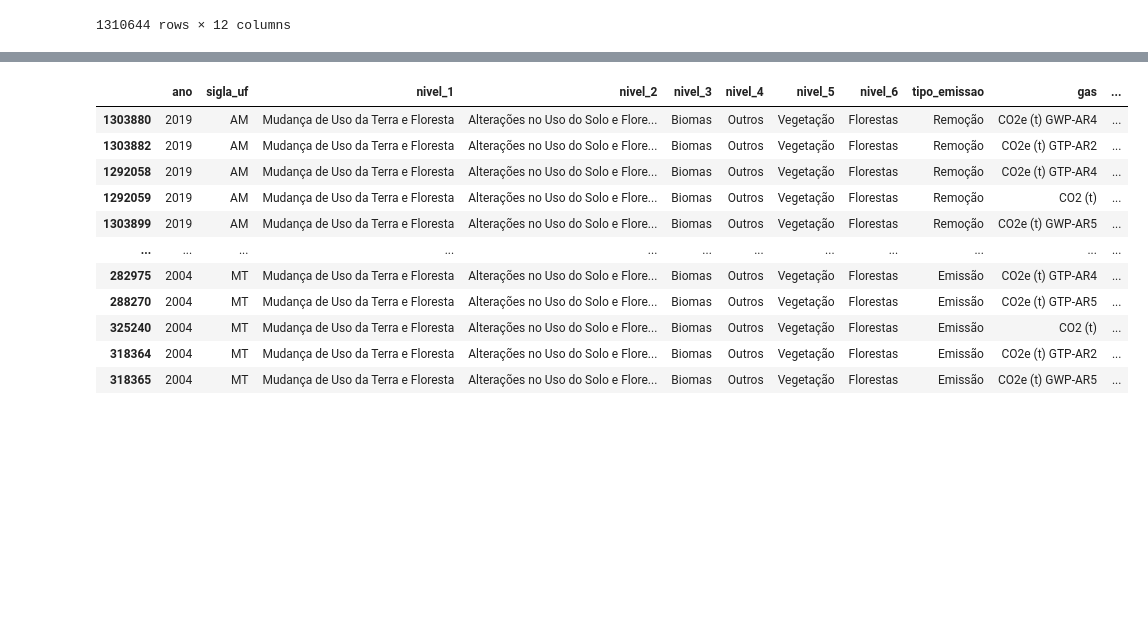
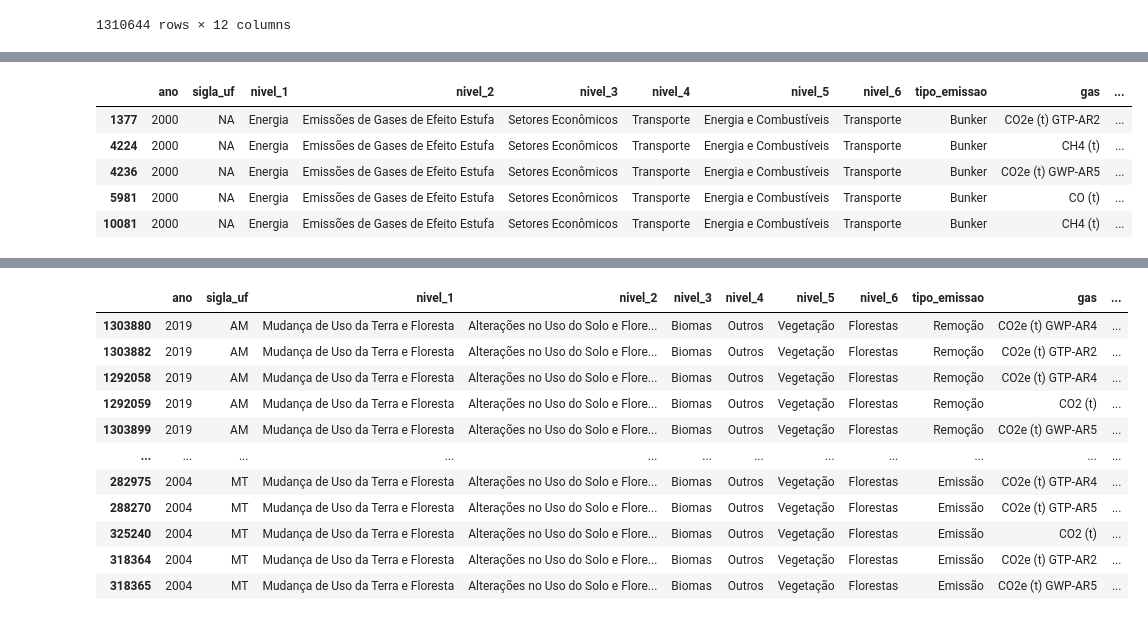
Before and after one commit to eduardochaves1/efeito-estufa-brasil, a Jupyter notebook: notebooks/eda.ipynb, the cells around one changed output, grey strips where cells are left out. Drawn from its saved outputs; the diff is of its cells as text; code cells hidden in the pictures; blank space fills up the shorter version.

```diff
--- a/notebooks/eda.ipynb
+++ b/notebooks/eda.ipynb
@@ -30,0 +29,10 @@ ProfileReport(df)
+# %%
+emissao_bunker = df.query('tipo_emissao == "Bunker"')
+emissao_bunker.head()
+# %% [output]
+|  | ano | sigla_uf | nivel_1 | nivel_2 | nivel_3 | nivel_4 | nivel_5 | nivel_6 | tipo_emissao | gas | ... |
+| 1377 | 2000 | NA | Energia | Emissões de Gases de Efeito Estufa | Setores Econômicos | Transporte | Energia e Combustíveis | Transporte | Bunker | CO2e (t) GTP-AR2 | ... |
+| 4224 | 2000 | NA | Energia | Emissões de Gases de Efeito Estufa | Setores Econômicos | Transporte | Energia e Combustíveis | Transporte | Bunker | CH4 (t) | ... |
+| 4236 | 2000 | NA | Energia | Emissões de Gases de Efeito Estufa | Setores Econômicos | Transporte | Energia e Combustíveis | Transporte | Bunker | CO2e (t) GWP-AR5 | ... |
+| 5981 | 2000 | NA | Energia | Emissões de Gases de Efeito Estufa | Setores Econômicos | Transporte | Energia e Combustíveis | Transporte | Bunker | CO (t) | ... |
+| 10081 | 2000 | NA | Energia | Emissões de Gases de Efeito Estufa | Setores Econômicos | Transporte | Energia e Combustíveis | Transporte | Bunker | CH4 (t) | ... |
```
Also changed, not shown: parts of 3 cells of this notebook.
